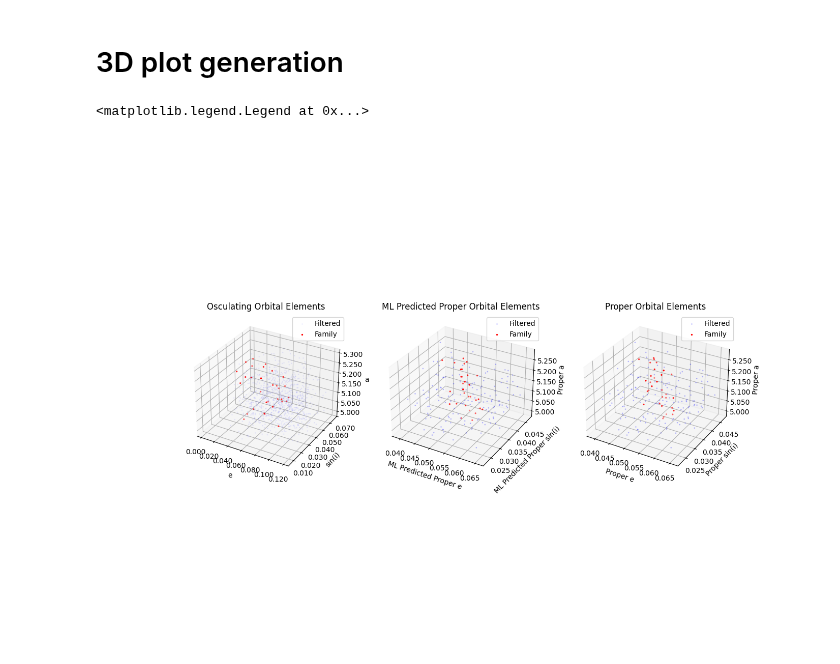
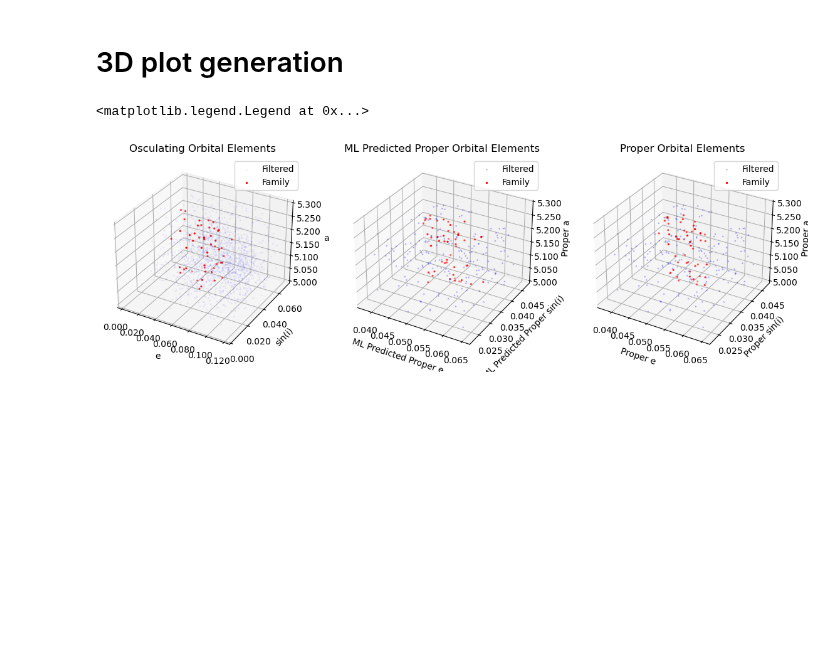
Before and after one commit to YangShen31/proper_elements_prediction, a Jupyter notebook: 4_family_identification/family_identification.ipynb, the cells around one changed output. Drawn from its saved outputs; the diff is of its cells as text; code cells hidden in the pictures; blank space fills up the shorter version.

```diff
--- a/4_family_identification/family_identification.ipynb
+++ b/4_family_identification/family_identification.ipynb
@@ -25,10 +15,12 @@ merged_df = pd.merge(merged_df, ngb_subset, on="Des'n", how="inner")
 # %%
-propa = merged_df["propa"]
-prope = merged_df["prope"]
-propsini = merged_df["propsini"]
+propa = df_ngb["propa"]
+prope = df_ngb["prope"]
+propsini = df_ngb["propsini"]
+
+test_name_list = df_ngb['Des\'n']
 # %%
 column_names = ['propa', 'prope', 'propsini', 'g', 's', 'H', 'NumOpps', 'PackedName', 'UnpackedName']
-df_Velleda = pd.read_csv("inner_126_velleda_fam3.csv", header=None, names=column_names)
+df_Velleda = pd.read_csv("../data/family_tables/inner_126_velleda_fam3.csv", header=None, names=column_names)
 def convert_id(val):
 	val_str = str(val)
 	if val_str.isdigit():
@@ -53,7 +45,7 @@ df_Velleda
 308 rows × 9 columns
 # %%
 name_list = df_Velleda["PackedName"]
-family_df = merged_df_copy[merged_df_copy["Des'n"].isin(name_list)]
-family_pred_df = ngb_df[ngb_df["Des'n"].isin(name_list)]
+family_df = nesvorny_elements[nesvorny_elements["Des'n"].isin(name_list)]
+family_pred_df = df_ngb[df_ngb["Des'n"].isin(name_list)]
 family_df
 # %% [output]
@@ -74,7 +66,7 @@ family_df
 # Family Identification Evaluation
 # %%
 # Calculate the percentage of machine learning prediction still classifies asteroids into the family
-family_pred_df = ngb_df[ngb_df["Des'n"].isin(name_list)]
+family_pred_df = df_ngb[df_ngb["Des'n"].isin(name_list)]
 
 def calculate_d(a_p, delta_a_p, delta_e_p, delta_sin_i_p):
 	numerator = 3e4  # 3 × 10^4 m/s
@@ -381,7 +341,7 @@ threshold_a = 0.01
 filter = (propa < np.max(family_test_df["propa"]) + threshold_a) & (propa > np.min(family_test_df["propa"]) - threshold_a) &\
  (prope < np.max(family_test_df["prope"]) + threshold_e) & (prope > np.min(family_test_df["prope"])- threshold_e) &\
  (propsini < np.max(family_test_df["propsini"]) + threshold_i) & (propsini > np.min(family_test_df["propsini"])- threshold_i)
-filtered = merged_df[filter]
+filtered = df_ngb[filter]
 filtered = filtered[(filtered["Des'n"].isin(test_name_list)) & (~filtered["Des'n"].isin(name_list))]
 fig = plt.figure(figsize=(14, 10))
 
@@ -391,7 +351,7 @@ threshold_a = 0.01
 filter_osc = (propa < np.max(family_test_df["a"]) + threshold_a) & (propa > np.min(family_test_df["a"]) - threshold_a) &\
  (prope < np.max(family_test_df["e"]) + threshold_e) & (prope > np.min(family_test_df["e"])- threshold_e) &\
  (propsini < np.max(np.sin(family_test_df["Incl."] * np.pi/180)) + threshold_i) & (propsini > np.min(np.sin(family_test_df["Incl."] * np.pi/180)) - threshold_i)
-filtered_osc = merged_df[filter_osc]
+filtered_osc = df_ngb[filter_osc]
 filtered_osc = filtered_osc[(filtered_osc["Des'n"].isin(test_name_list)) & (~filtered_osc["Des'n"].isin(name_list))]
 
 ax2 = fig.add_subplot(1, 3, 1, projection='3d')
@@ -407,31 +367,31 @@ ax2.yaxis.set_major_formatter(formatter)
 ax2.zaxis.set_major_formatter(formatter)
 ax2.legend()
 
 ax3 = fig.add_subplot(1, 3, 2, projection='3d')
 ax3.scatter(filtered["prope"] / np.sqrt(2), filtered["propsini"] / np.sqrt(2), filtered["propa"] * 2.4 * np.sqrt(4/5), color="blue", s=1, alpha = 0.2, label="Filtered")
 ax3.scatter((family_pred_df["pred_e"]) / np.sqrt(2),
 			(family_pred_df["pred_sini"])/ np.sqrt(2),
 			family_pred_df["propa"] * 2.4 * np.sqrt(4/5), color="red", s=2, label="Family")
 ax3.set_xlabel("ML Predicted Proper e")
 ax3.set_ylabel("ML Predicted Proper sin(i)")
 ax3.set_zlabel("Proper a")
 ax3.set_title("ML Predicted Proper Orbital Elements")
 ax3.xaxis.set_major_formatter(formatter)
 ax3.yaxis.set_major_formatter(formatter)
 ax3.zaxis.set_major_formatter(formatter)
 ax3.legend()
 
 ax1 = fig.add_subplot(1, 3, 3, projection='3d')
 ax1.scatter(filtered["prope"] / np.sqrt(2), filtered["propsini"] / np.sqrt(2), filtered["propa"] * 2.4 * np.sqrt(4/5), color="blue", s=1, alpha = 0.2, label="Filtered")
 ax1.scatter(family_test_df["prope"] / np.sqrt(2), family_test_df["propsini"] / np.sqrt(2), family_test_df["propa"] * 2.4 * np.sqrt(4/5), color="red", s=2, label="Family")
 ax1.set_xlabel("Proper e")
 ax1.set_ylabel("Proper sin(i)")
 ax1.set_zlabel("Proper a")
 ax1.set_title("Proper Orbital Elements")
 ax1.xaxis.set_major_formatter(formatter)
 ax1.yaxis.set_major_formatter(formatter)
 ax1.zaxis.set_major_formatter(formatter)
 ax1.legend()
 # %% [output]
 <matplotlib.legend.Legend at 0x...>
-[figure, old version]
+[figure, new version]
```
Also changed, not shown: parts of 14 cells of this notebook.
